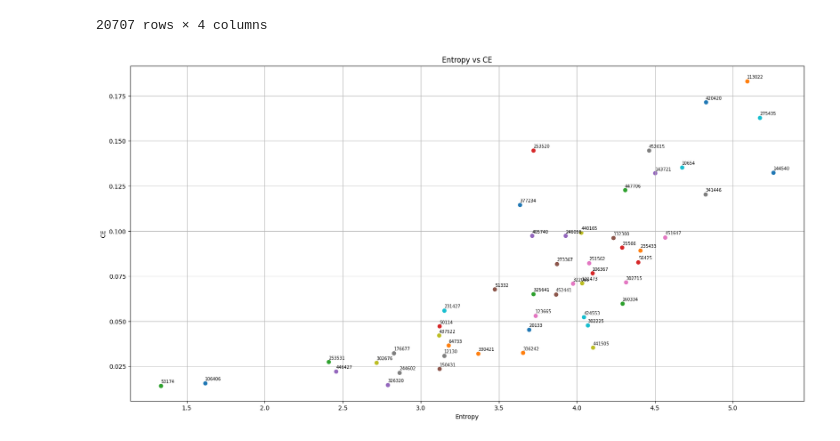
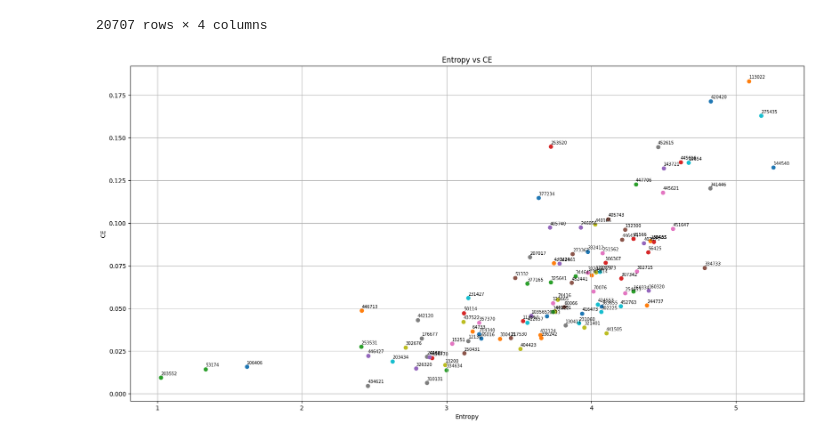
Before and after one commit to angelmdezhdez/thesis, a Jupyter notebook: similarity.ipynb, the cells around one changed output. Saved outputs shown, nothing was run; the diff lists cells and outputs as text; code cells hidden in the pictures.

```diff
--- a/similarity.ipynb
+++ b/similarity.ipynb
@@ -68,23 +73,24 @@ def compute_entropy(counter_user):
         entropy -= prob * np.log(prob)
     return entropy
 # %%
+n = 100
 plt.figure(figsize=(20, 10))
-for user in users[:50]:
+for user in users[:n]:
     data_user = data[data['Usuario_Id'] == user]
     counter_user = count_trips_mibici(data_user)
 
     # Calcular la entropía y la impureza de PS para el usuario
     entropy = compute_entropy(counter_user)
     impurity = compute_ps_ce(counter_user, total_counter)
 
     # Graficar el punto del usuario
     plt.scatter(entropy, impurity, label=user)
     plt.text(entropy + 0.001, impurity + 0.001, str(user), fontsize=7, ha='left', va='bottom')
 
 plt.xlabel('Entropy')
 plt.ylabel('CE')
 plt.title('Entropy vs CE')
 plt.grid()
 plt.show()
 # %% [output]
-[figure, old version]
+[figure, new version]
```
Also changed, not shown: parts of 7 cells of this notebook, 1 other file.
